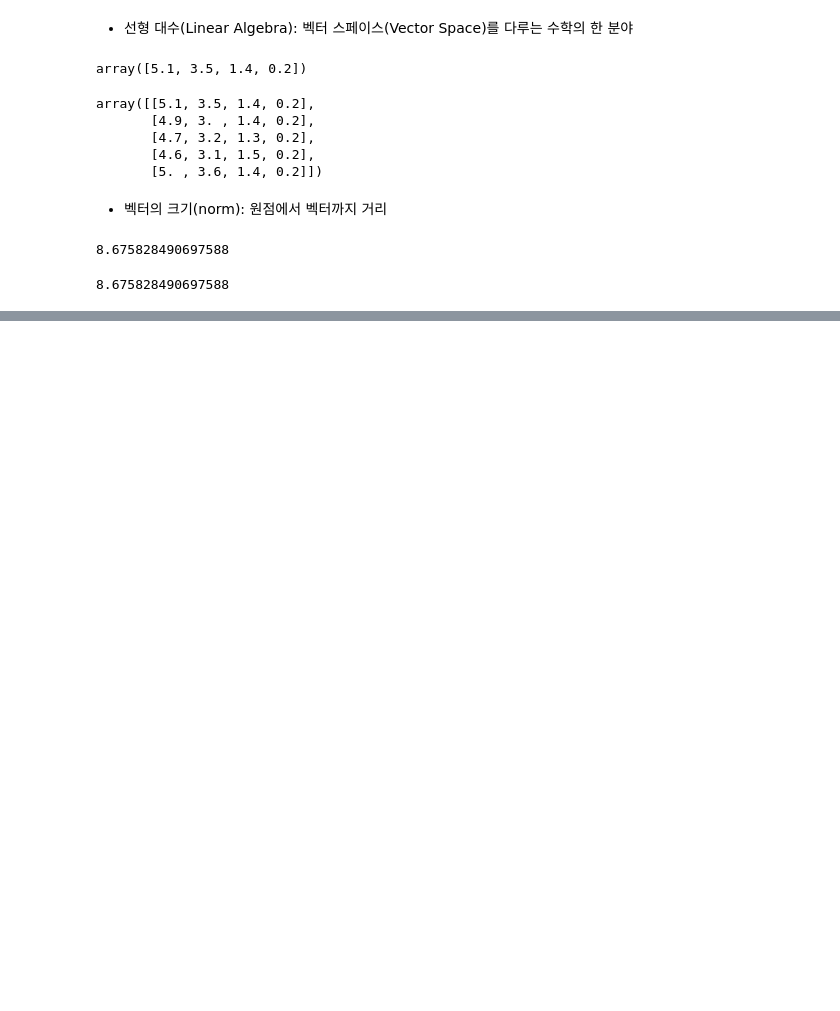
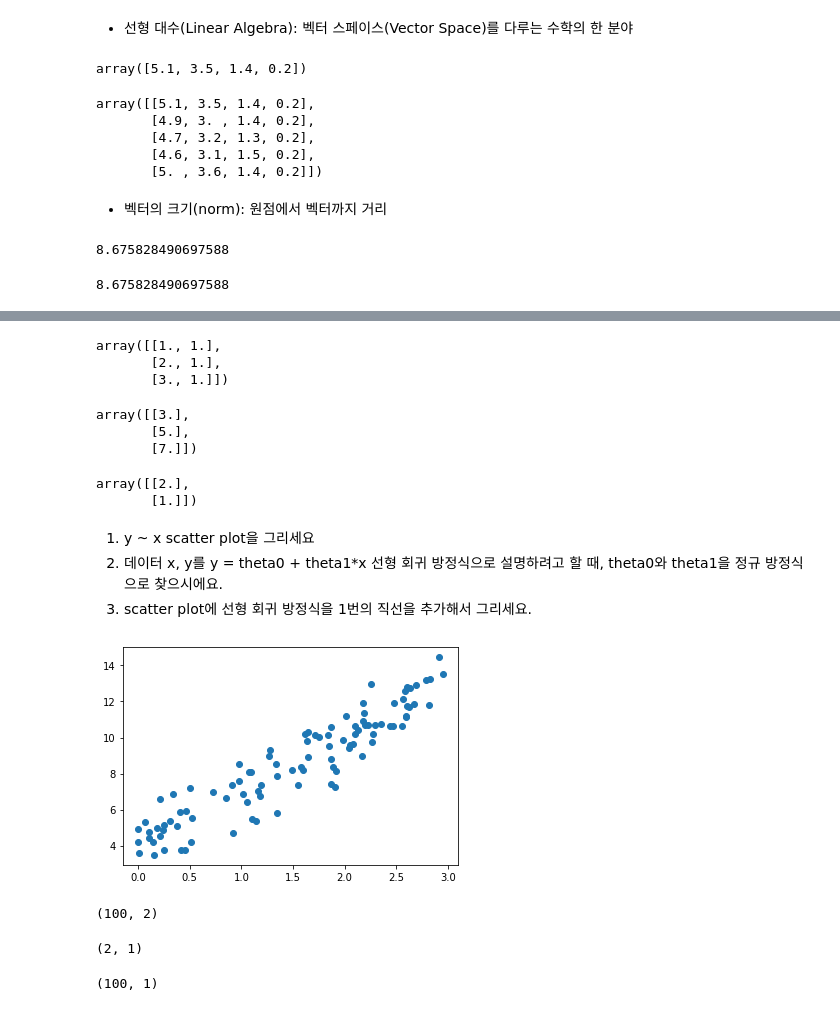
Before and after one commit to JisungPark0319/education, a Jupyter notebook: lab_ml/ml04_linear_algebra.ipynb, the cells around one changed output, grey strips where cells are left out. Cells and saved outputs as stored; diff of their text form; code cells hidden in the pictures; blank space fills up the shorter version.

```diff
--- a/lab_ml/ml04_linear_algebra.ipynb
+++ b/lab_ml/ml04_linear_algebra.ipynb
@@ -73,0 +443,46 @@ np.linalg.norm(X[:2])
+# %%
+X = np.c_[x, np.ones(shape=(3,1))]
+X
+# %% [output]
+array([[1., 1.],
+       [2., 1.],
+       [3., 1.]])
+# %%
+X @ w
+# %% [output]
+array([[3.],
+       [5.],
+       [7.]])
+# %%
+w2 = np.linalg.inv(X.T @ X) @ X.T @ y # 정규 방정식(normal equation)
+w2
+# %% [output]
+array([[2.],
+       [1.]])
+# %%
+x = 3 * np.random.rand(100, 1) # (100 ,1) column vector
+y = 4 + 3 * x + np.random.randn(100, 1) # (100 ,1) column vector
+# %% [markdown]
+1. y ~ x scatter plot을 그리세요
+2. 데이터 x, y를 y = theta0 + theta1*x 선형 회귀 방정식으로 설명하려고 할 때, theta0와 theta1을 정규 방정식으로 찾으시에요.
+3. scatter plot에 선형 회귀 방정식을 1번의 직선을 추가해서 그리세요.
+# %%
+plt.scatter(x=x, y=y)
+plt.show()
+# %% [output]
+[figure, added]
+# %%
+X = np.c_[x, np.ones((100,1))]
+X.shape
+# %% [output]
+(100, 2)
+# %%
+w = np.linalg.inv(X.T @ X) @ X.T @ y
+w.shape
+# %% [output]
+(2, 1)
+# %%
+pred_y = X @ w
+pred_y.shape
+# %% [output]
+(100, 1)
```
Also changed, not shown: parts of 75 cells of this notebook.
